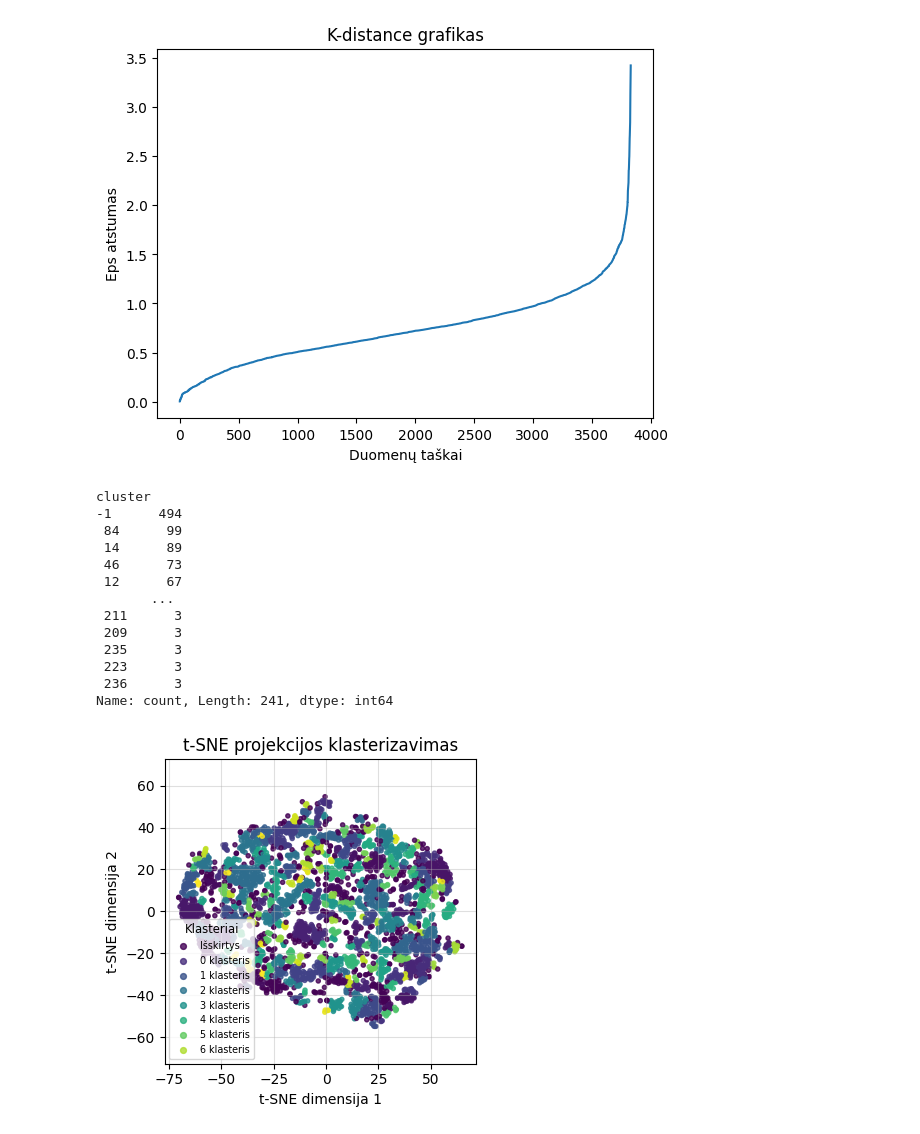
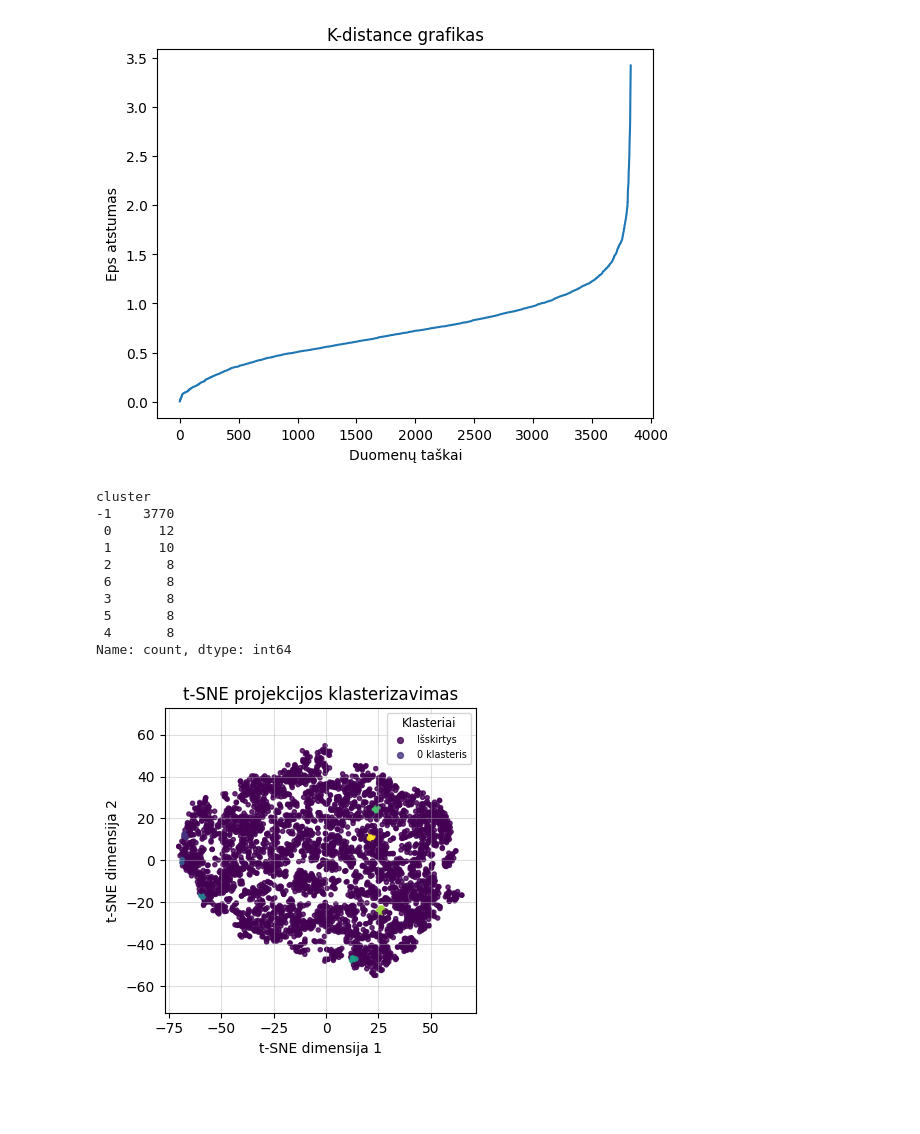
Before and after one commit to EvelinaDu/Papildomi_duomenu_vizualizavimo_skyriai, a Jupyter notebook: 3_laboratorinis/dbscan.ipynb, the cells around one changed output. Drawn from its saved outputs; the diff is of its cells as text; code cells hidden in the pictures; blank space fills up the shorter version.

Commit message:
DBSCAN on subset (by variance)

```diff
--- a/3_laboratorinis/dbscan.ipynb
+++ b/3_laboratorinis/dbscan.ipynb
@@ -94,8 +97,8 @@ plt.show()
 # %% [output]
 [figure]
 # %%
-dbscan_tsne = DBSCAN(eps=1.5, min_samples=4)
-clusters_tsne = dbscan.fit_predict(tsne_results)
+dbscan_tsne = DBSCAN(eps=1.25, min_samples=8)
+clusters_tsne = dbscan_tsne.fit_predict(tsne_results)
 
 dbscan_clusters_tsne = tsne_results.copy()
 dbscan_clusters_tsne['cluster'] = clusters_tsne
@@ -103,38 +106,35 @@ dbscan_clusters_tsne['cluster'] = clusters_tsne
 print(dbscan_clusters_tsne['cluster'].value_counts())
 # %% [output]
 cluster
--1      494
- 84      99
- 14      89
- 46      73
- 12      67
-       ...
- 211      3
- 209      3
- 235      3
- 223      3
- 236      3
-Name: count, Length: 241, dtype: int64
+-1    3770
+ 0      12
+ 1      10
+ 2       8
+ 6       8
+ 3       8
+ 5       8
+ 4       8
+Name: count, dtype: int64
 # %%
 plt.figure(figsize=(4, 4))
 scatter = plt.scatter(dbscan_clusters_tsne.iloc[:, 0],
-                      dbscan_clusters_tsne.iloc[:, 1], alpha=0.8, s=9, c=clusters)
+                      dbscan_clusters_tsne.iloc[:, 1], alpha=0.8, s=9, c=clusters_tsne)
 
 plt.title("t-SNE projekcijos klasterizavimas")
 plt.xlabel("t-SNE dimensija 1")
 plt.ylabel("t-SNE dimensija 2")
 
 handles, _ = scatter.legend_elements()
 unique_labels = np.unique(clusters)
 label_names = [f'{int(l)} klasteris' if l != -1 else 'Išskirtys' for l in unique_labels]
 plt.legend(handles, label_names,
            title="Klasteriai",
            fontsize='x-small',
            title_fontsize='small',
            markerscale=0.7)
 plt.grid(alpha=0.4)
 plt.axis('equal')
 plt.tight_layout()
 plt.show()
 # %% [output]
-[figure, old version]
+[figure, new version]
```
Also changed, not shown: parts of 14 cells of this notebook.
